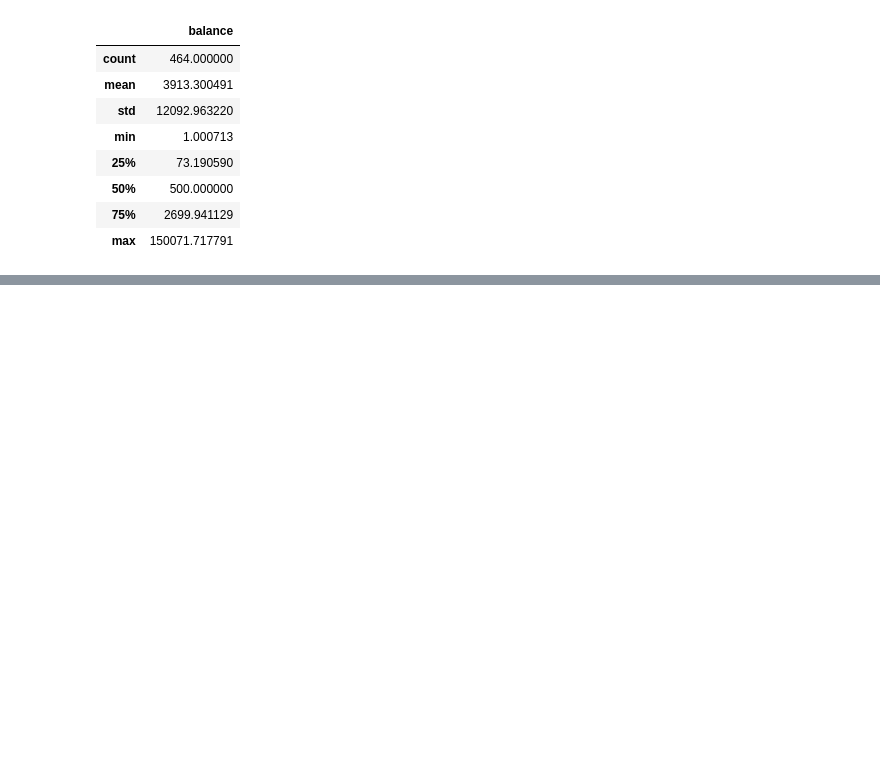
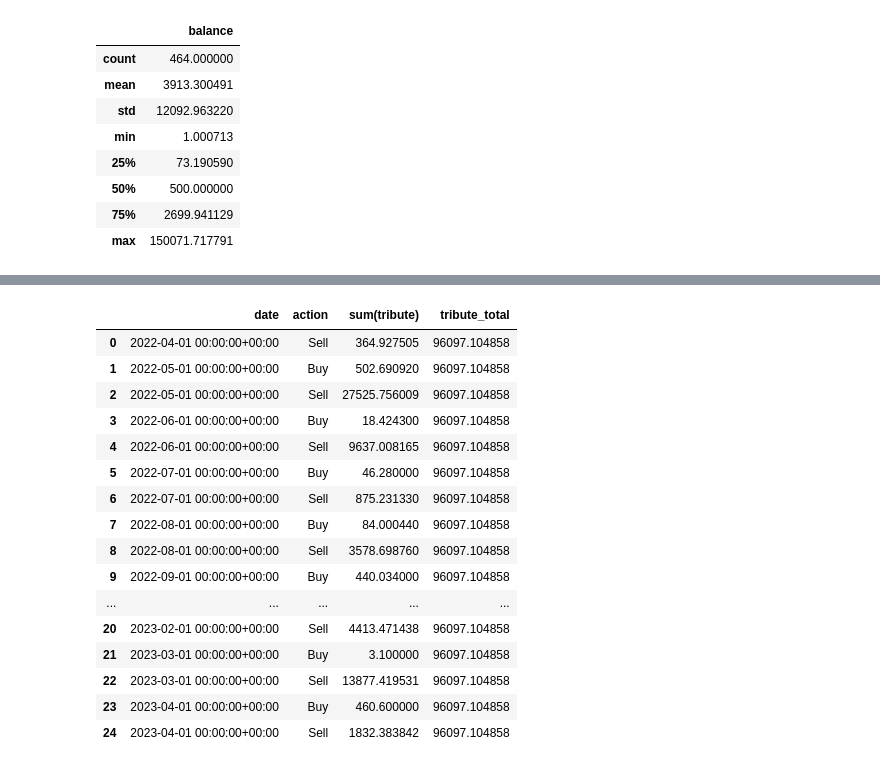
Before and after one commit to bonding-curves/conding, a Jupyter notebook: nbs/2_tec_analysis.ipynb, the cells around one changed output, grey strips where cells are left out. Drawn from its saved outputs; the diff is of its cells as text; code cells hidden in the pictures; blank space fills up the shorter version.

```diff
--- a/nbs/2_tec_analysis.ipynb
+++ b/nbs/2_tec_analysis.ipynb
@@ -35,0 +111,22 @@ holders_distribution[['balance']].describe()
+# %%
+abc_tributes = tec.abc_tributes.tribute_distribution()
+abc_tributes['date'] = pd.to_datetime(abc_tributes['date'])
+abc_tributes
+# %% [output]
+|  | date | action | sum(tribute) | tribute_total |
+| 0 | 2022-04-01 00:00:00+00:00 | Sell | 364.927505 | 96097.104858 |
+| 1 | 2022-05-01 00:00:00+00:00 | Buy | 502.690920 | 96097.104858 |
+| 2 | 2022-05-01 00:00:00+00:00 | Sell | 27525.756009 | 96097.104858 |
+| 3 | 2022-06-01 00:00:00+00:00 | Buy | 18.424300 | 96097.104858 |
+| 4 | 2022-06-01 00:00:00+00:00 | Sell | 9637.008165 | 96097.104858 |
+| 5 | 2022-07-01 00:00:00+00:00 | Buy | 46.280000 | 96097.104858 |
+| 6 | 2022-07-01 00:00:00+00:00 | Sell | 875.231330 | 96097.104858 |
+| 7 | 2022-08-01 00:00:00+00:00 | Buy | 84.000440 | 96097.104858 |
+| 8 | 2022-08-01 00:00:00+00:00 | Sell | 3578.698760 | 96097.104858 |
+| 9 | 2022-09-01 00:00:00+00:00 | Buy | 440.034000 | 96097.104858 |
+| ... | ... | ... | ... | ... |
+| 20 | 2023-02-01 00:00:00+00:00 | Sell | 4413.471438 | 96097.104858 |
+| 21 | 2023-03-01 00:00:00+00:00 | Buy | 3.100000 | 96097.104858 |
+| 22 | 2023-03-01 00:00:00+00:00 | Sell | 13877.419531 | 96097.104858 |
+| 23 | 2023-04-01 00:00:00+00:00 | Buy | 460.600000 | 96097.104858 |
+| 24 | 2023-04-01 00:00:00+00:00 | Sell | 1832.383842 | 96097.104858 |
```
Also changed, not shown: parts of 16 cells of this notebook, 12 other files.
